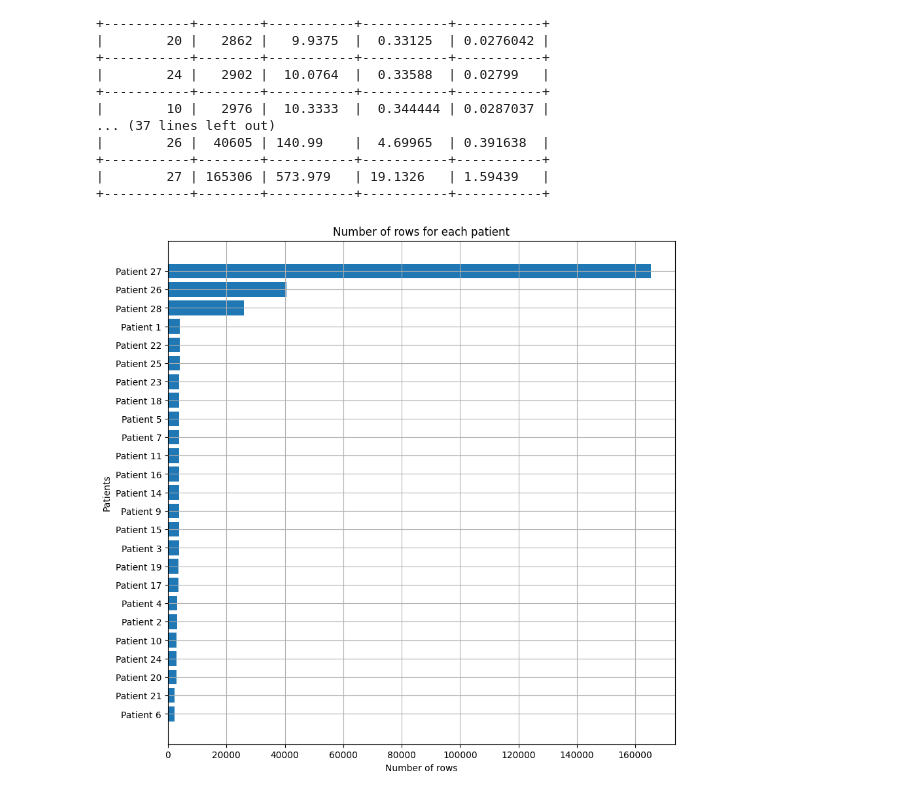
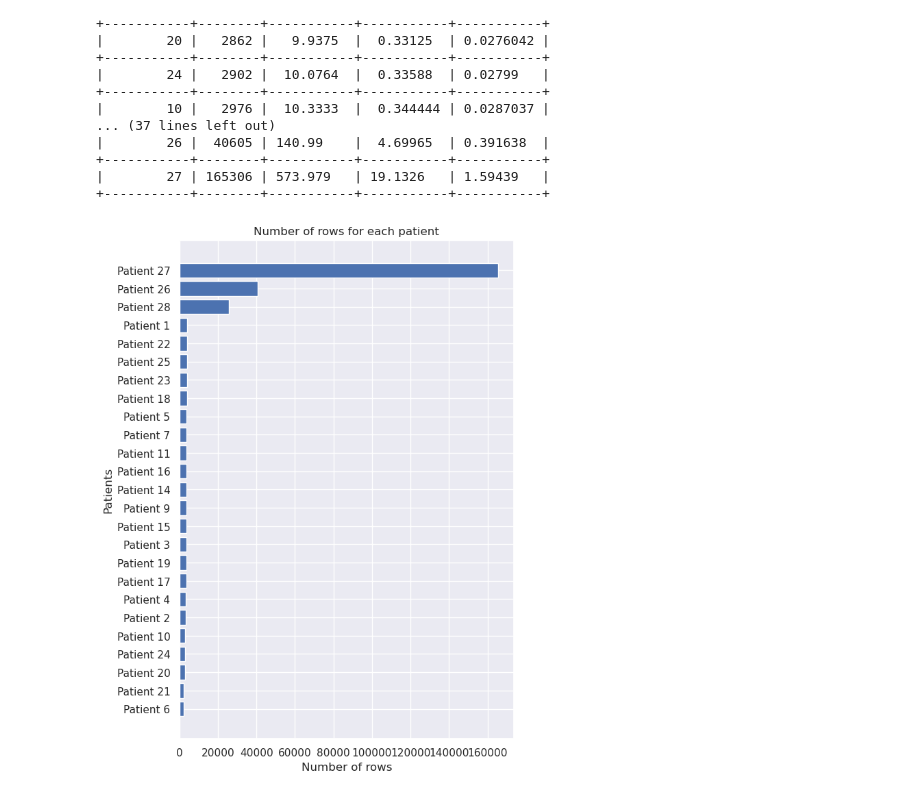
Before and after one commit to Arturo2711/EDA-DT1-PROJECT, a Jupyter notebook: EDA.ipynb, the cells around one changed output. Cells and saved outputs as stored; diff of their text form; code cells hidden in the pictures.

```diff
--- a/EDA.ipynb
+++ b/EDA.ipynb
@@ -4,0 +40,5 @@
+# %%
+# plot customization
+sns.set_theme()
+width = 6.3 # 21cm - 5cm = 16 cm = 6.3 inches
+flierprops = dict(marker = "+", color = "r")
@@ -16,0 +51,8 @@ Just to find patient's number
+# %%
+# Append all the patients onto a single dataframe
+people = []
+path = "HUPA-UCM Diabetes Dataset/Preprocessed/"
+for filename in glob.glob(os.path.join(path, '*.csv')):
+    df = pd.read_csv(filename, sep = ";")
+    df["time"] = df["time"].apply(lambda x: np.datetime64(x))
+    people.append(df)
@@ -56,12 +98,12 @@ print(tabulate(table, headers=["Patient", "Rows", "Days", "Months", "Years"], ta
 |        27 | 165306 | 573.979   | 19.1326   | 1.59439   |
 +-----------+--------+-----------+-----------+-----------+
 # %%
-plt.figure(figsize=(10, 10))
+plt.figure(figsize=(width, width + width/2))
 plt.barh([f'Patient {key}' for key, value in patients.items()], [value for key, value in patients.items()])
 plt.xlabel('Number of rows')
 plt.ylabel('Patients')
 plt.grid(True)
 plt.title('Number of rows for each patient')
 plt.savefig('Images/Number_rows_by_patient')
 # %% [output]
-[figure, old version]
+[figure, new version]
```
Also changed, not shown: parts of 22 cells of this notebook, 1 other file.
